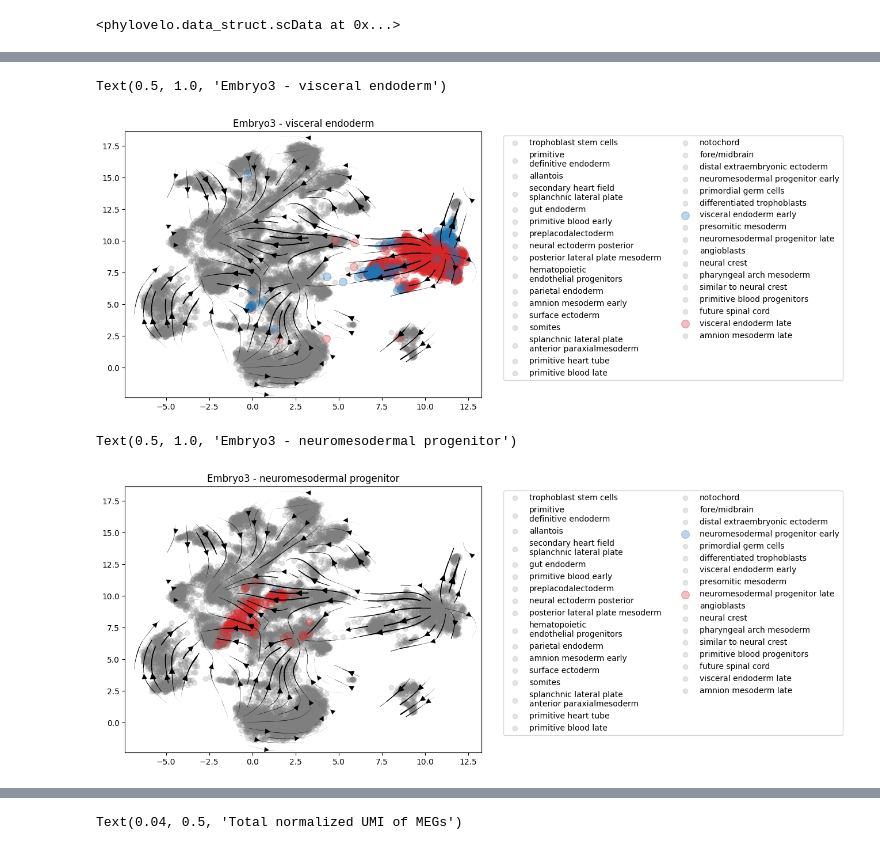
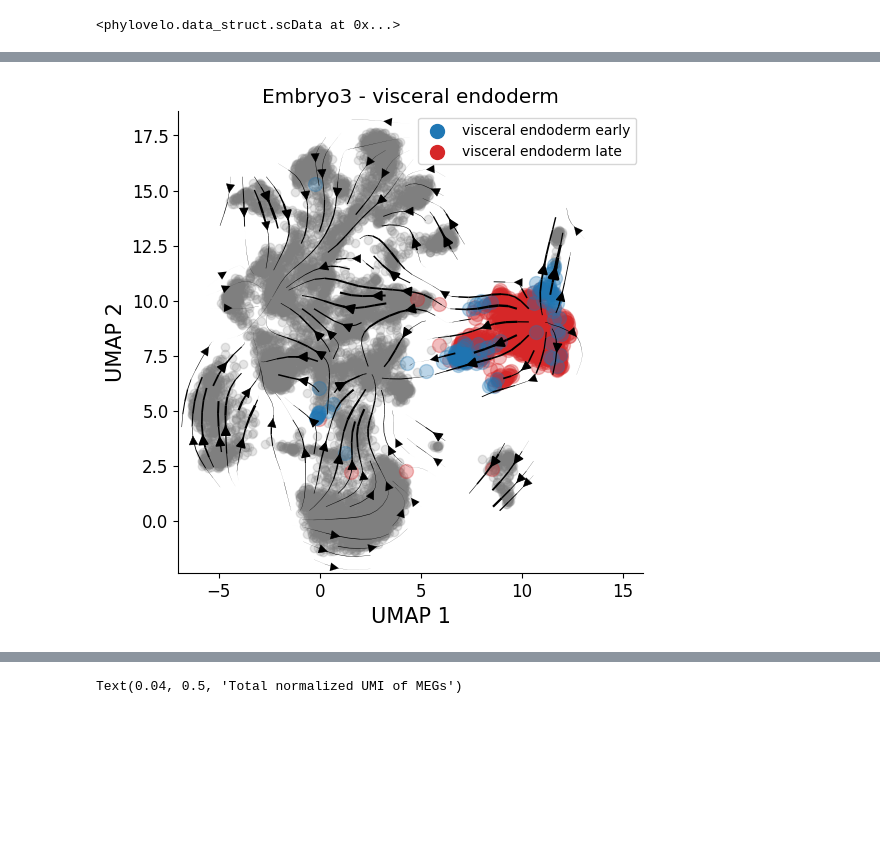
Before and after one commit to kunwang34/PhyloVelo, a Jupyter notebook: notebooks/Embryo3_all.ipynb, the cells around one changed output, grey strips where cells are left out. Saved outputs shown, nothing was run; the diff lists cells and outputs as text; code cells hidden in the pictures; blank space fills up the shorter version.

```diff
--- a/notebooks/Embryo3_all.ipynb
+++ b/notebooks/Embryo3_all.ipynb
@@ -155,5 +214,5 @@ Text(0.5, 1.0, 'Embryo3')
 # %%
-fig, ax = plt.subplots(figsize=(8,6))
+fig, ax = plt.subplots(figsize=(6,6))
 all_states = list(set(sd.cell_states))
 all_states.sort()
 pairs_colors = {'primitive streak ':'tab:red',
@@ -169,10 +228,17 @@ for i in all_states:
         else:
             ax.scatter(sd.Xdr.loc[sd.cell_states==i].iloc[:,0], sd.Xdr.loc[sd.cell_states==i].iloc[:,1], c='tab:red', label=cell_state_map[i], s=100, alpha=0.3, zorder=2)
     else:
-        ax.scatter(sd.Xdr.loc[sd.cell_states==i].iloc[:,0], sd.Xdr.loc[sd.cell_states==i].iloc[:,1], c='tab:grey', label=cell_state_map[i],alpha=0.2, zorder=0)
+        ax.scatter(sd.Xdr.loc[sd.cell_states==i].iloc[:,0], sd.Xdr.loc[sd.cell_states==i].iloc[:,1], c='tab:grey',alpha=0.2, zorder=0)
 
 pv.velocity_plot(sd.Xdr.to_numpy(), sd.velocity_embeded, ax, 'stream',streamdensity=1.2, grid_density=25, radius=0.6, lw_coef=8000, arrowsize=1.5)
-ax.legend(ncol=2, bbox_to_anchor=(1.05, 1.0), loc='upper left')
-# label_name(sd.Xdr, [cell_state_map[i] for i in sd.cell_states], ax, font=font, fontsize=8)
+ax.set_xlim((-7, 16))
+lgnd = ax.legend(loc='upper right', fontsize=10)
+lgnd.legendHandles[0]._alpha = [1]
+lgnd.legendHandles[1]._alpha = [1]
+ax.set_xlabel('UMAP 1', fontsize=15)
+ax.set_ylabel('UMAP 2', fontsize=15)
+ax.spines['right'].set_visible(False)
+ax.spines['top'].set_visible(False)
 ax.set_title('Embryo3 - primitive blood')
+plt.savefig('./figures/embryos/embryo3_primitive_blood.pdf', dpi='figure', format='pdf')
 # %% [output]
@@ -181,5 +246,5 @@ Text(0.5, 1.0, 'Embryo3 - primitive blood')
 # %%
-fig, ax = plt.subplots(figsize=(8,6))
+fig, ax = plt.subplots(figsize=(6,6))
 all_states = list(set(sd.cell_states))
 all_states.sort()
 
@@ -190,10 +255,17 @@ for i in all_states:
         else:
             ax.scatter(sd.Xdr.loc[sd.cell_states==i].iloc[:,0], sd.Xdr.loc[sd.cell_states==i].iloc[:,1], c='tab:red', label=cell_state_map[i], s=100, alpha=0.3, zorder=3)
     else:
-        ax.scatter(sd.Xdr.loc[sd.cell_states==i].iloc[:,0], sd.Xdr.loc[sd.cell_states==i].iloc[:,1], c='tab:grey', label=cell_state_map[i],alpha=0.2, zorder=0)
+        ax.scatter(sd.Xdr.loc[sd.cell_states==i].iloc[:,0], sd.Xdr.loc[sd.cell_states==i].iloc[:,1], c='tab:grey', alpha=0.2, zorder=0)
 
 pv.velocity_plot(sd.Xdr.to_numpy(), sd.velocity_embeded, ax, 'stream',streamdensity=1.2, grid_density=25, radius=0.6, lw_coef=8000, arrowsize=1.5)
-ax.legend(ncol=2, bbox_to_anchor=(1.05, 1.0), loc='upper left')
-# label_name(sd.Xdr, [cell_state_map[i] for i in sd.cell_states], ax, font=font, fontsize=8)
+ax.set_xlim((-7, 16))
+lgnd = ax.legend(loc='upper right', fontsize=10)
+lgnd.legendHandles[0]._alpha = [1]
+lgnd.legendHandles[1]._alpha = [1]
+ax.set_xlabel('UMAP 1', fontsize=15)
+ax.set_ylabel('UMAP 2', fontsize=15)
+ax.spines['right'].set_visible(False)
+ax.spines['top'].set_visible(False)
 ax.set_title('Embryo3 - amnion mesoderm')
+plt.savefig('./figures/embryos/embryo3_amnion_mesoderm.pdf', dpi='figure', format='pdf')
 # %% [output]
@@ -202,42 +273,27 @@ Text(0.5, 1.0, 'Embryo3 - amnion mesoderm')
 # %%
-fig, ax = plt.subplots(figsize=(8,6))
+fig, ax = plt.subplots(figsize=(6,6))
 all_states = list(set(sd.cell_states))
 all_states.sort()
 
 for i in all_states:
     if cell_state_map[i].replace('early', '').replace('late', '') == 'visceral endoderm ':
         if 'early' in cell_state_map[i]:
             ax.scatter(sd.Xdr.loc[sd.cell_states==i].iloc[:,0], sd.Xdr.loc[sd.cell_states==i].iloc[:,1], c='tab:blue', label=cell_state_map[i], s=100, alpha=0.3, zorder=3)
         else:
             ax.scatter(sd.Xdr.loc[sd.cell_states==i].iloc[:,0], sd.Xdr.loc[sd.cell_states==i].iloc[:,1], c='tab:red', label=cell_state_map[i], s=100, alpha=0.3, zorder=2)
     else:
-        ax.scatter(sd.Xdr.loc[sd.cell_states==i].iloc[:,0], sd.Xdr.loc[sd.cell_states==i].iloc[:,1], c='tab:grey', label=cell_state_map[i],alpha=0.2, zorder=0)
+        ax.scatter(sd.Xdr.loc[sd.cell_states==i].iloc[:,0], sd.Xdr.loc[sd.cell_states==i].iloc[:,1], c='tab:grey', alpha=0.2, zorder=0)
 
 pv.velocity_plot(sd.Xdr.to_numpy(), sd.velocity_embeded, ax, 'stream',streamdensity=1.2, grid_density=25, radius=0.6, lw_coef=8000, arrowsize=1.5)
-ax.legend(ncol=2, bbox_to_anchor=(1.05, 1.0), loc='upper left')
-# label_name(sd.Xdr, [cell_state_map[i] for i in sd.cell_states], ax, font=font, fontsize=8)
+ax.set_xlim((-7, 16))
+lgnd = ax.legend(loc='upper right', fontsize=10)
+lgnd.legendHandles[0]._alpha = [1]
+lgnd.legendHandles[1]._alpha = [1]
+ax.set_xlabel('UMAP 1', fontsize=15)
+ax.set_ylabel('UMAP 2', fontsize=15)
+ax.spines['right'].set_visible(False)
+ax.spines['top'].set_visible(False)
 ax.set_title('Embryo3 - visceral endoderm')
+plt.savefig('./figures/embryos/embryo3_visceral_endoderm.pdf', dpi='figure', format='pdf')
 # %% [output]
-Text(0.5, 1.0, 'Embryo3 - visceral endoderm')
-[figure, old version]
+[figure, new version]
-# %%
-fig, ax = plt.subplots(figsize=(8,6))
-all_states = list(set(sd.cell_states))
-all_states.sort()
-
-for i in all_states:
-    if cell_state_map[i].replace('early', '').replace('late', '') == 'neuromesodermal progenitor ':
-        if 'early' in cell_state_map[i]:
-            ax.scatter(sd.Xdr.loc[sd.cell_states==i].iloc[:,0], sd.Xdr.loc[sd.cell_states==i].iloc[:,1], c='tab:blue', label=cell_state_map[i], s=100, alpha=0.3, zorder=3)
-        else:
-            ax.scatter(sd.Xdr.loc[sd.cell_states==i].iloc[:,0], sd.Xdr.loc[sd.cell_states==i].iloc[:,1], c='tab:red', label=cell_state_map[i], s=100, alpha=0.3, zorder=2)
-    else:
-        ax.scatter(sd.Xdr.loc[sd.cell_states==i].iloc[:,0], sd.Xdr.loc[sd.cell_states==i].iloc[:,1], c='tab:grey', label=cell_state_map[i],alpha=0.2, zorder=0)
-
-pv.velocity_plot(sd.Xdr.to_numpy(), sd.velocity_embeded, ax, 'stream',streamdensity=1.2, grid_density=25, radius=0.6, lw_coef=8000, arrowsize=1.5)
-ax.legend(ncol=2, bbox_to_anchor=(1.05, 1.0), loc='upper left')
-# label_name(sd.Xdr, [cell_state_map[i] for i in sd.cell_states], ax, font=font, fontsize=8)
-ax.set_title('Embryo3 - neuromesodermal progenitor')
-# %% [output]
-Text(0.5, 1.0, 'Embryo3 - neuromesodermal progenitor')
-[figure, removed]
```
Also changed, not shown: parts of 15 cells of this notebook, 26 other files.
